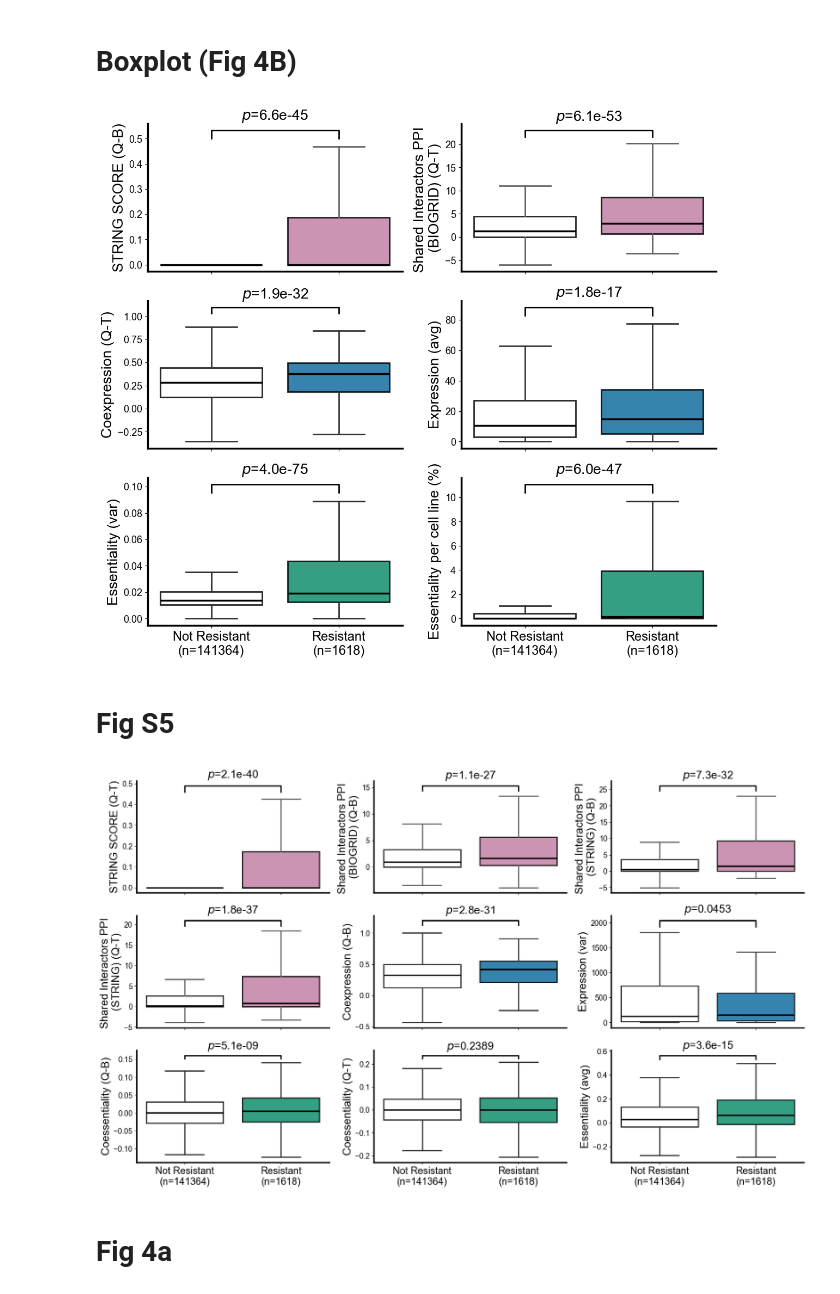
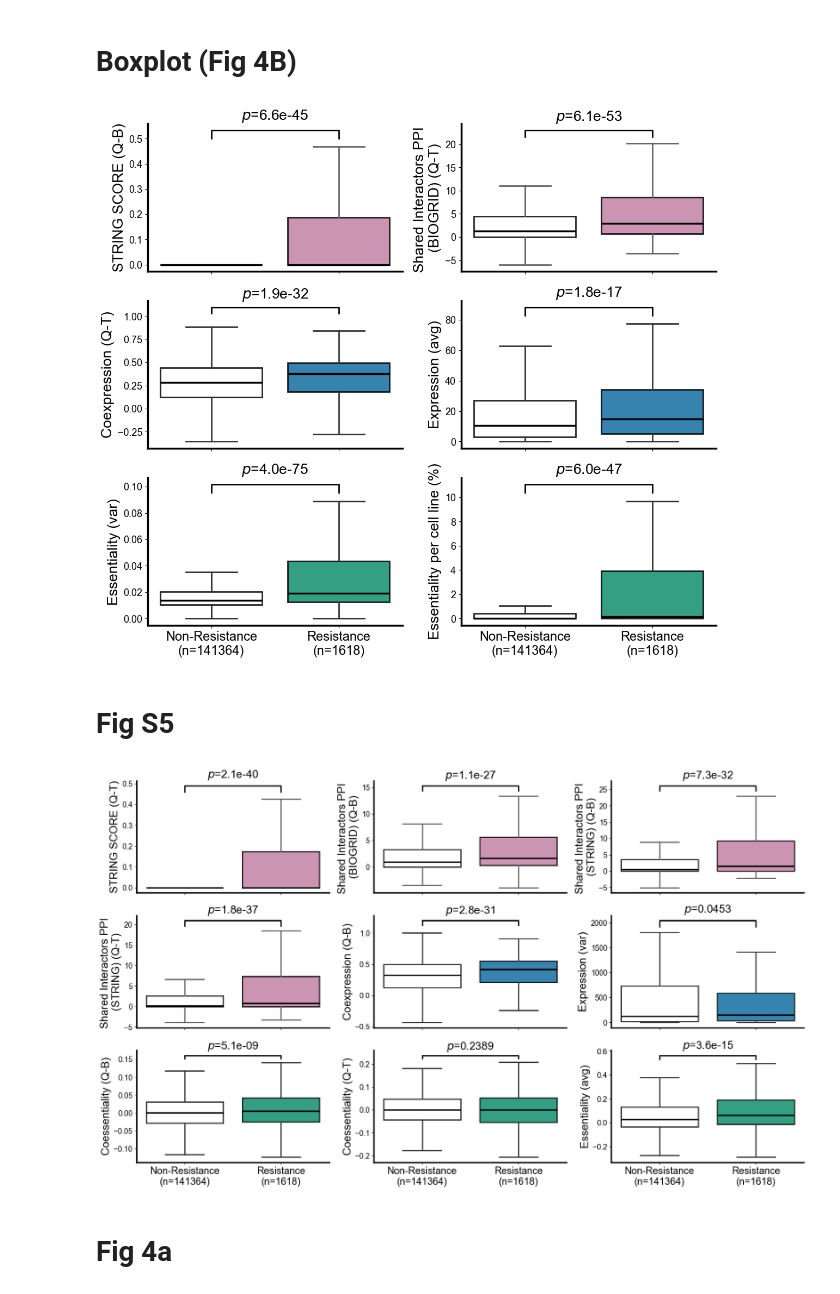
Before and after one commit to cancergenetics/SL_resistance, a Jupyter notebook: 11_ML.ipynb, the cells around one changed output. Cells and saved outputs as stored; diff of their text form; code cells hidden in the pictures.

Commit message:
change_not_resistance

```diff
--- a/11_ML.ipynb
+++ b/11_ML.ipynb
@@ -146,7 +146,7 @@ def draw_cont_graph(df, feature, target_column, ax, label=None, hd=15):
     ax.set_xlabel('', fontsize=15)
     ax.set_xticks([0, 1])
     ax.set_xticklabels(
-        [f'Not Resistant\n(n={count_0})', f'Resistant\n(n={count_1})'],
+        [f'Non-Resistance\n(n={count_0})', f'Resistance\n(n={count_1})'],
         fontsize=17
     )
     ax.tick_params(axis='y', labelsize=13)
@@ -169,34 +169,34 @@ def draw_cont_graph(df, feature, target_column, ax, label=None, hd=15):
 
 
 # === Plotting ===
 
 n_features = len(box_feature)
 n_cols = 2
 n_rows = math.ceil(n_features / n_cols)
 
 fig, axes = plt.subplots(n_rows, n_cols, figsize=(5.8 * n_cols, 3.5 * n_rows))
 axes = axes.flatten()
 
 for i, feature in enumerate(box_feature):
     ax = axes[i]
     draw_cont_graph(df, feature, target_column, ax=ax, label=box_labels[i])
 
     # Hide xticklabels for all but the bottom row
     row = i // n_cols
     if row < n_rows - 1:   # if not last row
         ax.set_xticklabels([])
         ax.set_xlabel("")
 
 # Remove any unused axes
 for j in range(i + 1, len(axes)):
     fig.delaxes(axes[j])
 
 plt.tight_layout(pad=1.5)
 fig.savefig("results/5_ML_graphs/figure_4b_boxplot_group_colored_features_selectedfeatures.png",
             dpi=600, bbox_inches='tight')
 plt.show()
 # %% [output]
-[figure, old version]
+[figure, new version]
 # %% [markdown]
 # Fig S5
 # %%
@@ -318,7 +318,7 @@ def draw_cont_graph(df, feature, target_column, ax, label=None, hd=15):
     ax.set_xlabel('', fontsize=15)
     ax.set_xticks([0, 1])
     ax.set_xticklabels(
-        [f'Not Resistant\n(n={count_0})', f'Resistant\n(n={count_1})'],
+        [f'Non-Resistance\n(n={count_0})', f'Resistance\n(n={count_1})'],
         fontsize=17
     )
     ax.tick_params(axis='y', labelsize=13)
@@ -367,7 +367,7 @@ fig.savefig("results/5_ML_graphs/figure_5S_boxplot_group_colored_other_features.
             dpi=600, bbox_inches='tight')
 plt.show()
 # %% [output]
-[figure, old version]
+[figure, new version]
 # %% [markdown]
 # Fig 4a
 # %%
```
Also changed, not shown: 6 other files.
